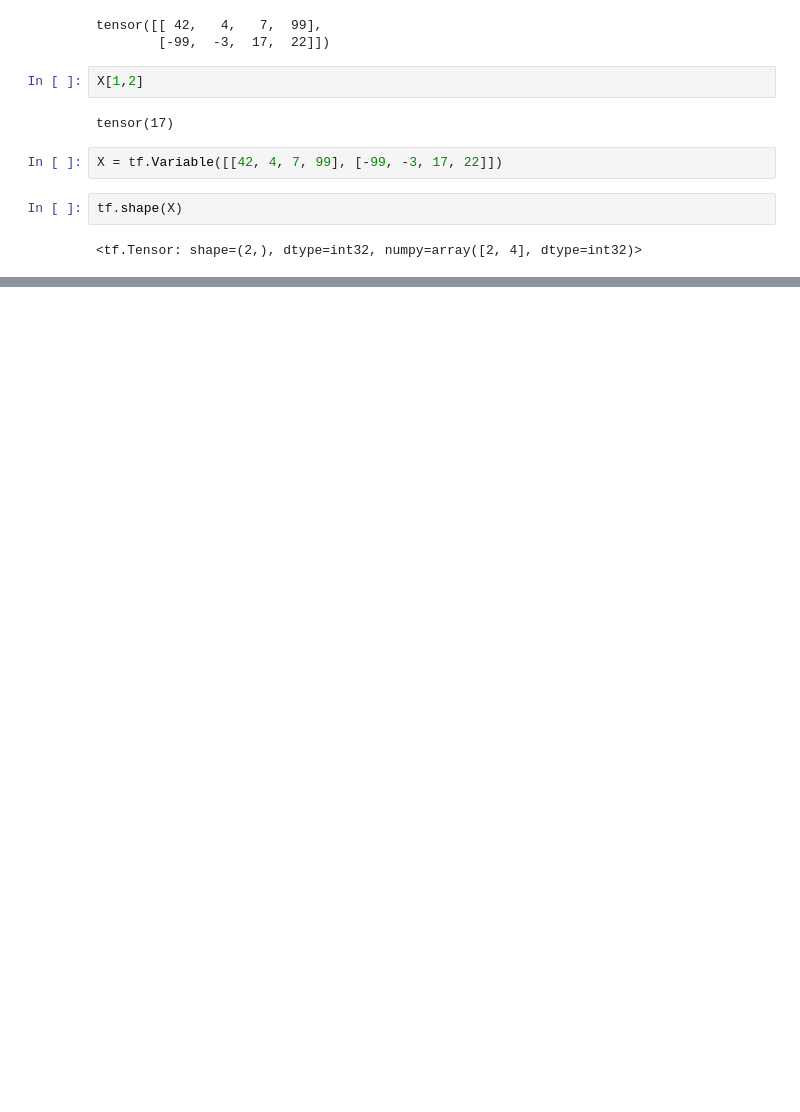
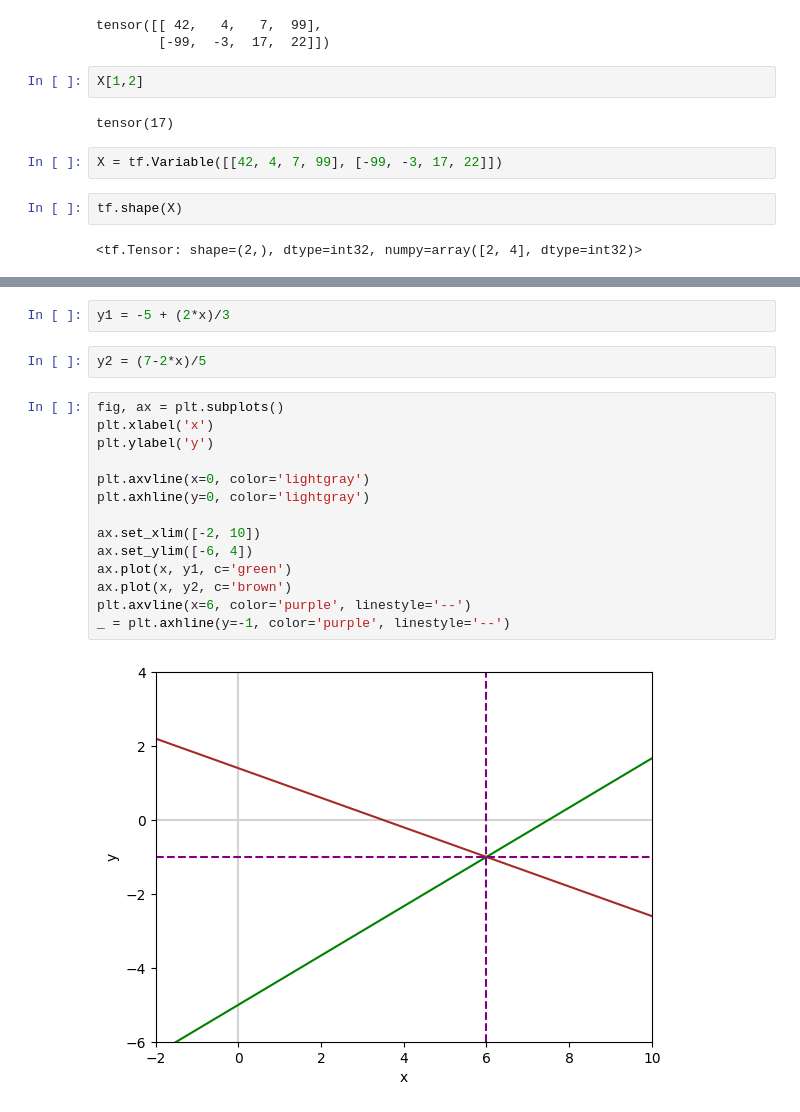
Before and after one commit to medhanies/math-ml-foundations, a Jupyter notebook: notebooks/1-intro-to-linear-algebra.ipynb, the cells around one changed output, grey strips where cells are left out. Drawn from its saved outputs; the diff is of its cells as text; blank space fills up the shorter version.

```diff
--- a/notebooks/1-intro-to-linear-algebra.ipynb
+++ b/notebooks/1-intro-to-linear-algebra.ipynb
@@ -372,0 +643,20 @@ tf.shape(X)
+# %%
+y1 = -5 + (2*x)/3
+# %%
+y2 = (7-2*x)/5
+# %%
+fig, ax = plt.subplots()
+plt.xlabel('x')
+plt.ylabel('y')
+
+plt.axvline(x=0, color='lightgray')
+plt.axhline(y=0, color='lightgray')
+
+ax.set_xlim([-2, 10])
+ax.set_ylim([-6, 4])
+ax.plot(x, y1, c='green')
+ax.plot(x, y2, c='brown')
+plt.axvline(x=6, color='purple', linestyle='--')
+_ = plt.axhline(y=-1, color='purple', linestyle='--')
+# %% [output]
+[figure, added]
```
Also changed, not shown: parts of 56 cells of this notebook.
